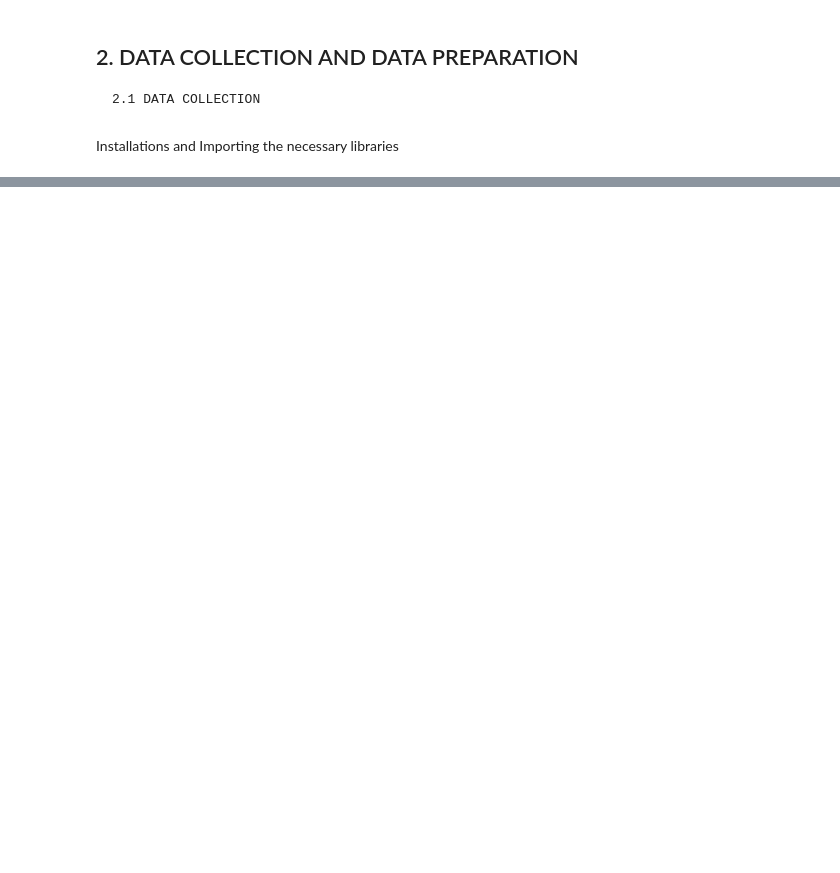
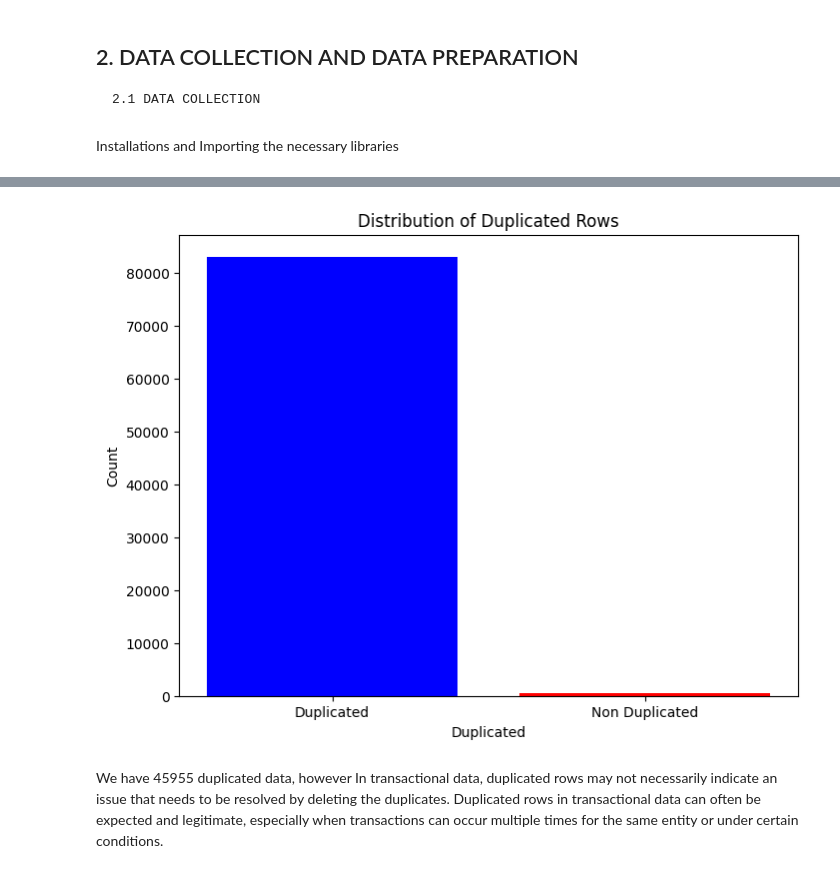
Before and after one commit to MarthaK-Coder/Azubi-Africa-LP3-Sprint, a Jupyter notebook: Project3 Notebook.ipynb, the cells around one changed output, grey strips where cells are left out. Drawn from its saved outputs; the diff is of its cells as text; code cells hidden in the pictures; blank space fills up the shorter version.

```diff
--- a/Project3 Notebook.ipynb
+++ b/Project3 Notebook.ipynb
@@ -42,0 +692,15 @@ import seaborn as sns
+# %%
+#Find and count duplicated rows
+duplicated_counts = data_transaction.duplicated().value_counts()
+
+# Plot the distribution of duplicated rows
+plt.figure(figsize=(8, 6))
+plt.bar(['Duplicated', 'Non Duplicated'], duplicated_counts, color=['blue', 'red'])
+plt.title('Distribution of Duplicated Rows')
+plt.xlabel('Duplicated')
+plt.ylabel('Count')
+plt.show()
+# %% [output]
+[figure, added]
+# %% [markdown]
+We have 45955 duplicated data, however  In transactional data, duplicated rows may not necessarily indicate an issue that needs to be resolved by deleting the duplicates. Duplicated rows in transactional data can often be expected and legitimate, especially when transactions can occur multiple times for the same entity or under certain conditions.
```
Also changed, not shown: parts of 147 cells of this notebook, 4 other files.
